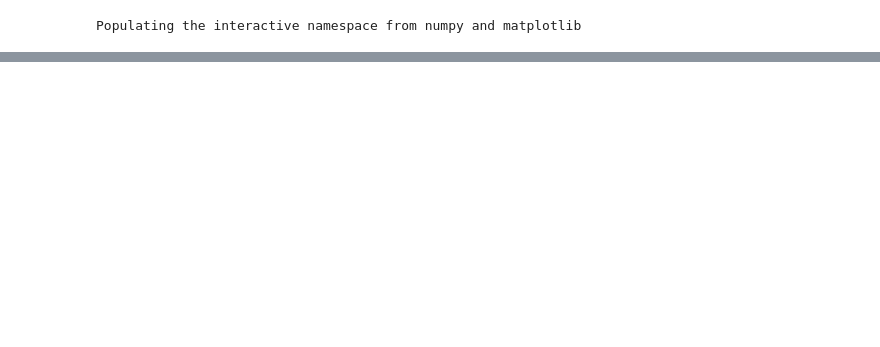
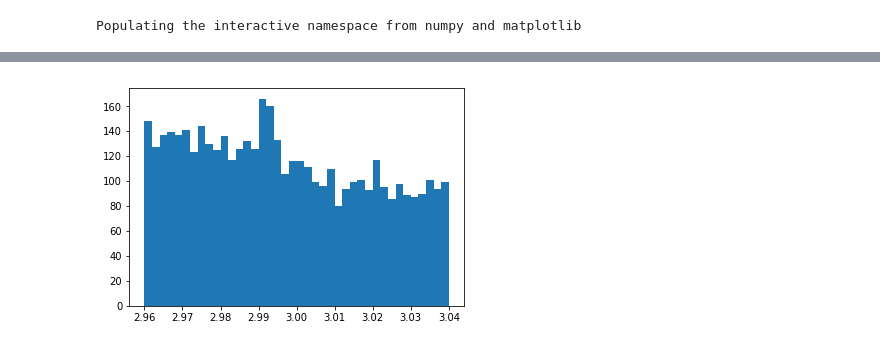
Before and after one commit to pfecchio/HypertritonML, a Jupyter notebook: Hypertriton2Body/Uproot_Conversion.ipynb, the cells around one changed output, grey strips where cells are left out. Drawn from its saved outputs; the diff is of its cells as text; code cells hidden in the pictures; blank space fills up the shorter version.

```diff
--- a/Hypertriton2Body/Uproot_Conversion.ipynb
+++ b/Hypertriton2Body/Uproot_Conversion.ipynb
@@ -16,4 +10,2 @@ df_MC['y']=1
 # %%
 df_data = uproot.open('HyperTree_Data.root')['HyperTree_Data'].pandas.df()
-# %%
-df_data['y']=0
@@ -28,4 +14,4 @@ max(df_MC['He3ProngPvDCA'])
 # %%
 df_data=df_data.astype('float')
 # %%
-anti_hyper_df=df_data.query('NpidClustersHe3>150 and TPCnSigmaPi<3 and He3ProngPt>2 and ProngsDCA<0.5 ')
+hyper_df=df_data.query('NpidClustersHe3>100 and TPCnSigmaPi<3 and TPCnSigmaHe3>-2 and He3ProngPt>1.8 and ProngsDCA<0.7 and Lrec < 60 and 2.991*DistOverP<28 ')
@@ -57,0 +39,4 @@ plt.hist(anti_hyper_df['TPCnSigmaHe3'],bins=100,range=[-5,5]);
+# %%
+n,bins,_=plt.hist(hyper_df['InvMass'],bins=40,range=[2.96,3.04],histtype='barstacked');
+# %% [output]
+[figure, added]
```
Also changed, not shown: parts of 16 cells of this notebook, 3 other files.
